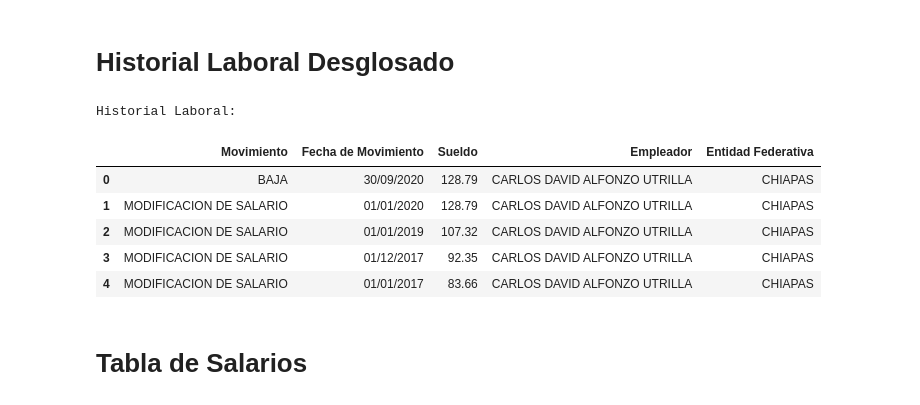
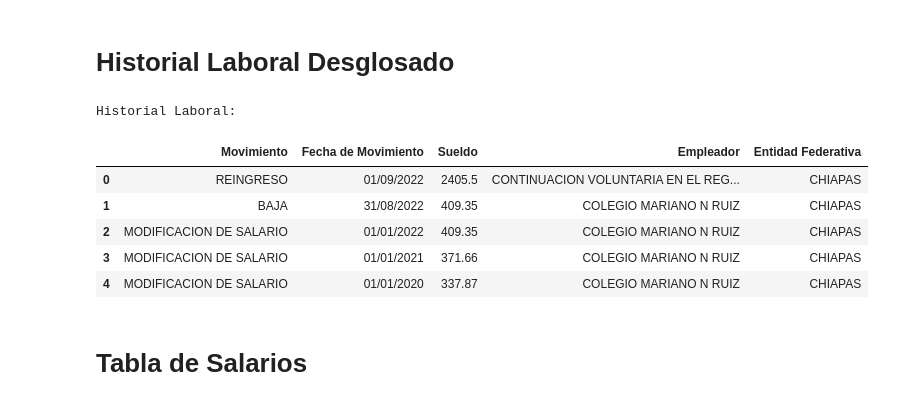
Before and after one commit to Alfonzo1114/streamlit, a Jupyter notebook: Pensiones_V2.ipynb, the cells around one changed output. Saved outputs shown, nothing was run; the diff lists cells and outputs as text; code cells hidden in the pictures.

```diff
--- a/Pensiones_V2.ipynb
+++ b/Pensiones_V2.ipynb
@@ -13,7 +13,7 @@ from dateutil.relativedelta import relativedelta
 # %%
 def file_path_fcn(file_path=None):
     if file_path is None:
-        file_path = 'REPORTES/LUPITA.pdf'
+        file_path = 'REPORTES/KENA.pdf'
     return file_path
 
 # file_path ='REPORTES/GONZALO.pdf'
@@ -248,14 +248,14 @@ class FechasGenerales:
         # Calculate the end index
         ultima_final = ultima_baja + len(bajas_string) + value_added
         # Extract the desired substring
-        tiene_vigencia = "vigente" in texto.lower() #Check if tiene_vigencia is contained in the text
+        sigue_cotizando = "vigente" in texto.lower() #Check if sigue_cotizando is contained in the text
         # Initialize an array to store dates
         fecha_bajas = np.zeros(len(bajas), dtype=object)
         # Note: num2cell is not needed in Python, as numpy arrays can store objects
 
         for idx, baja in enumerate(bajas):
             if idx == 0:
-                if not tiene_vigencia:
+                if not sigue_cotizando:
                     fechas_ultima_baja = datetime.strptime(texto[ultima_baja + len(bajas_string):ultima_final].strip(), "%d/%m/%Y")
                     fecha_bajas[idx] = fechas_ultima_baja
                 else:
@@ -327,7 +327,19 @@ class FechasGenerales:
 
         # Method using vectorize
         def format_date(date_str):
-            date = datetime.strptime(str(date_str), '%Y-%m-%d %H:%M:%S')
+            try:
+                # First try with time format
+                date = datetime.strptime(str(date_str), '%Y-%m-%d %H:%M:%S')
+            except ValueError:
+                try:
+                    # If that fails, try with just date
+                    date = datetime.strptime(str(date_str), '%Y-%m-%d')
+                except ValueError:
+                    # If both fail, try to parse as datetime object directly
+                    if isinstance(date_str, (datetime, date)):
+                        date = date_str
+                    else:
+                        raise ValueError(f"Unsupported date format: {date_str}")
             return date.strftime('%d/%b/%Y')
 
         vectorized_format = np.vectorize(format_date)
@@ -343,10 +355,10 @@ class FechasGenerales:
             'Patrones': patrones,
             'Entidad federativa': entidad_federativa
         })
-        return FechasGenerales, tiene_vigencia, fechas_ultima_baja
+        return FechasGenerales, sigue_cotizando, fechas_ultima_baja
 
 fechas_generales = FechasGenerales(texto=texto, FechaEmisionReporte=Usuario.fecha_emision_reporte)
-fechasGenerales, tieneVigencia, fechasUltimaBaja = fechas_generales.tabla_fechas_generales()
+fechasGenerales, sigueCotizando, fechasUltimaBaja = fechas_generales.tabla_fechas_generales()
 # %%
 fechasUltimaBaja
 # %% [output]
@@ -518,7 +520,7 @@ def HistorialLaboralTabla(texto):
     # Define the search string
     BloqueInicio = 'Nombre del patrón'
     BloqueFinal = '/* Valor del último salario base de cotización diario en pesos.'
-    # tieneVigencia = 0  # Placeholder; define as needed
+    # sigueCotizando = 0  # Placeholder; define as needed
     # FechasUltimaBaja = datetime(2023, 1, 1)  # Placeholder; replace with actual date if applicable
 
     # Find occurrences of the start and end blocks
@@ -572,7 +574,7 @@ def HistorialLaboralTabla(texto):
     return HistoriaLaboralTable_str, HistoriaLaboralTable_num
 
 HistoriaLaboralTable_str, HistoriaLaboralTable_num = HistorialLaboralTabla(texto)
-def HistorialLaboralDesglosada_fcn(texto, tieneVigencia, FechasUltimaBaja):
+def HistorialLaboralDesglosada_fcn(texto, sigueCotizando, FechasUltimaBaja):
     # Define the search string
     HistoriaLaboralTable, _ = HistorialLaboralTabla(texto)
 
@@ -585,40 +587,40 @@ def HistorialLaboralDesglosada_fcn(texto, tieneVigencia, FechasUltimaBaja):
         if idx not in Bajas:
             FechaFinal[idx] =  FechaFinal[idx] - timedelta(days=1)
 
 
     FechaFinal = np.roll(FechaFinal, 1)
 
-    if tieneVigencia:
+    if sigueCotizando:
         FechaFinal[0] = FechasUltimaBaja
 
     HistoriaLaboralDesglosada = HistoriaLaboralTable.copy()
     HistoriaLaboralDesglosada['Fecha Final'] = FechaFinal
     HistoriaLaboralDesglosada.drop(Bajas, inplace=True)
     HistoriaLaboralDesglosada = HistoriaLaboralDesglosada.rename(columns={"Fecha de Movimiento": "Fecha Inicial"})
 
     HistoriaLaboralDesglosada["Fecha Inicial"] = pd.to_datetime(HistoriaLaboralDesglosada["Fecha Inicial"], format='%d/%m/%Y')
 
     HistoriaLaboralDesglosada["Fecha Inicial"] = HistoriaLaboralDesglosada["Fecha Inicial"] + timedelta(days = 1)
     # Move the column "FechaFinal" to be after "FechaInicial"
     cols = list(HistoriaLaboralDesglosada.columns)
     cols.insert(cols.index("Fecha Inicial") + 1, cols.pop(cols.index("Fecha Final")))
     HistoriaLaboralDesglosada = HistoriaLaboralDesglosada[cols]
     # We will change the date format for the column "Fecha Inicial"
     HistoriaLaboralDesglosada['Fecha Inicial'] = pd.to_datetime(HistoriaLaboralDesglosada['Fecha Inicial'], format='%d/%m/%Y').dt.date
     return HistoriaLaboralDesglosada
 
-HistoriaLaboralTable = HistorialLaboralDesglosada_fcn(texto, tieneVigencia, FechasUltimaBaja)
+HistoriaLaboralTable = HistorialLaboralDesglosada_fcn(texto, sigueCotizando, FechasUltimaBaja)
 
 print("Historial Laboral:")
 HistoriaLaboralTable_str.head()
 # %% [output]
 Historial Laboral:
 |  | Movimiento | Fecha de Movimiento | Sueldo | Empleador | Entidad Federativa |
-| 0 | BAJA | 30/09/2020 | 128.79 | CARLOS DAVID ALFONZO UTRILLA | CHIAPAS |
-| 1 | MODIFICACION DE SALARIO | 01/01/2020 | 128.79 | CARLOS DAVID ALFONZO UTRILLA | CHIAPAS |
-| 2 | MODIFICACION DE SALARIO | 01/01/2019 | 107.32 | CARLOS DAVID ALFONZO UTRILLA | CHIAPAS |
-| 3 | MODIFICACION DE SALARIO | 01/12/2017 | 92.35 | CARLOS DAVID ALFONZO UTRILLA | CHIAPAS |
-| 4 | MODIFICACION DE SALARIO | 01/01/2017 | 83.66 | CARLOS DAVID ALFONZO UTRILLA | CHIAPAS |
+| 0 | REINGRESO | 01/09/2022 | 2405.5 | CONTINUACION VOLUNTARIA EN EL REG... | CHIAPAS |
+| 1 | BAJA | 31/08/2022 | 409.35 | COLEGIO MARIANO N RUIZ | CHIAPAS |
+| 2 | MODIFICACION DE SALARIO | 01/01/2022 | 409.35 | COLEGIO MARIANO N RUIZ | CHIAPAS |
+| 3 | MODIFICACION DE SALARIO | 01/01/2021 | 371.66 | COLEGIO MARIANO N RUIZ | CHIAPAS |
+| 4 | MODIFICACION DE SALARIO | 01/01/2020 | 337.87 | COLEGIO MARIANO N RUIZ | CHIAPAS |
 # %% [markdown]
 # Tabla de Salarios
 # %%
```
Also changed, not shown: parts of 21 cells of this notebook, 5 other files.
